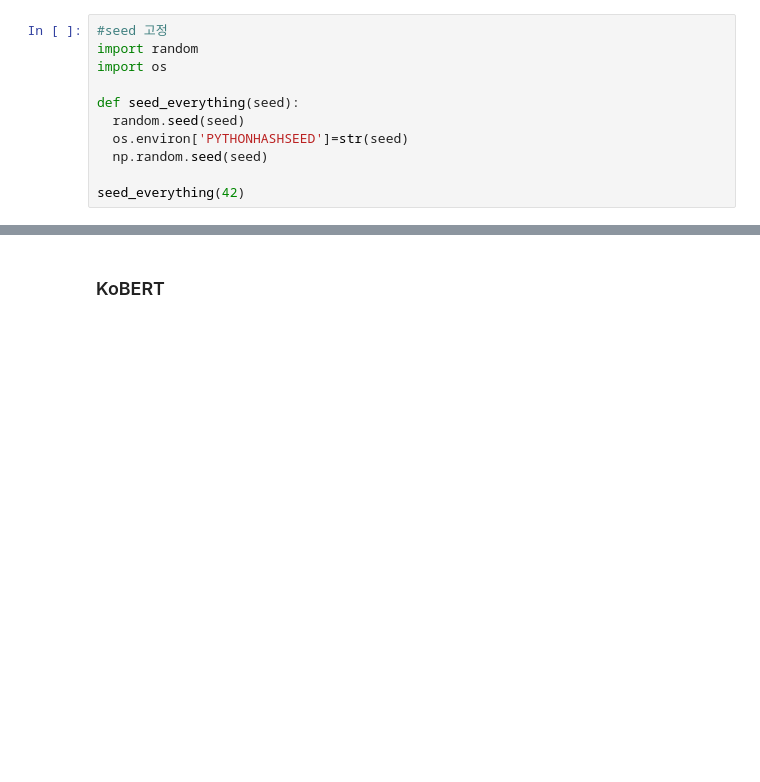
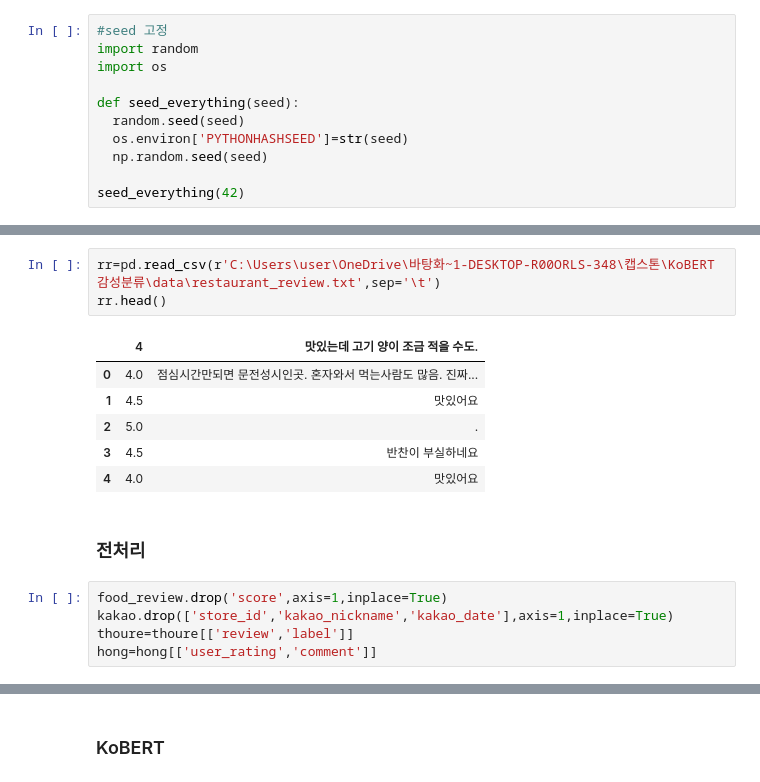
Before and after one commit to TEAM-SMooD/KoBERT_review_sentiment_analysis, a Jupyter notebook: KoBERT.ipynb, the cells around one changed output, grey strips where cells are left out. Cells and saved outputs as stored; diff of their text form; blank space fills up the shorter version.

```diff
--- a/KoBERT.ipynb
+++ b/KoBERT.ipynb
@@ -16,0 +24,17 @@ seed_everything(42)
+# %%
+rr=pd.read_csv(r'C:\Users\user\OneDrive\바탕화~1-DESKTOP-R00ORLS-348\캡스톤\KoBERT 감성분류\data\restaurant_review.txt',sep='\t')
+rr.head()
+# %% [output]
+|  | 4 | 맛있는데 고기 양이 조금 적을 수도. |
+| 0 | 4.0 | 점심시간만되면 문전성시인곳. 혼자와서 먹는사람도 많음. 진짜... |
+| 1 | 4.5 | 맛있어요 |
+| 2 | 5.0 | . |
+| 3 | 4.5 | 반찬이 부실하네요 |
+| 4 | 4.0 | 맛있어요 |
+# %% [markdown]
+### 전처리
+# %%
+food_review.drop('score',axis=1,inplace=True)
+kakao.drop(['store_id','kakao_nickname','kakao_date'],axis=1,inplace=True)
+thoure=thoure[['review','label']]
+hong=hong[['user_rating','comment']]
```
Also changed, not shown: parts of 63 cells of this notebook.
